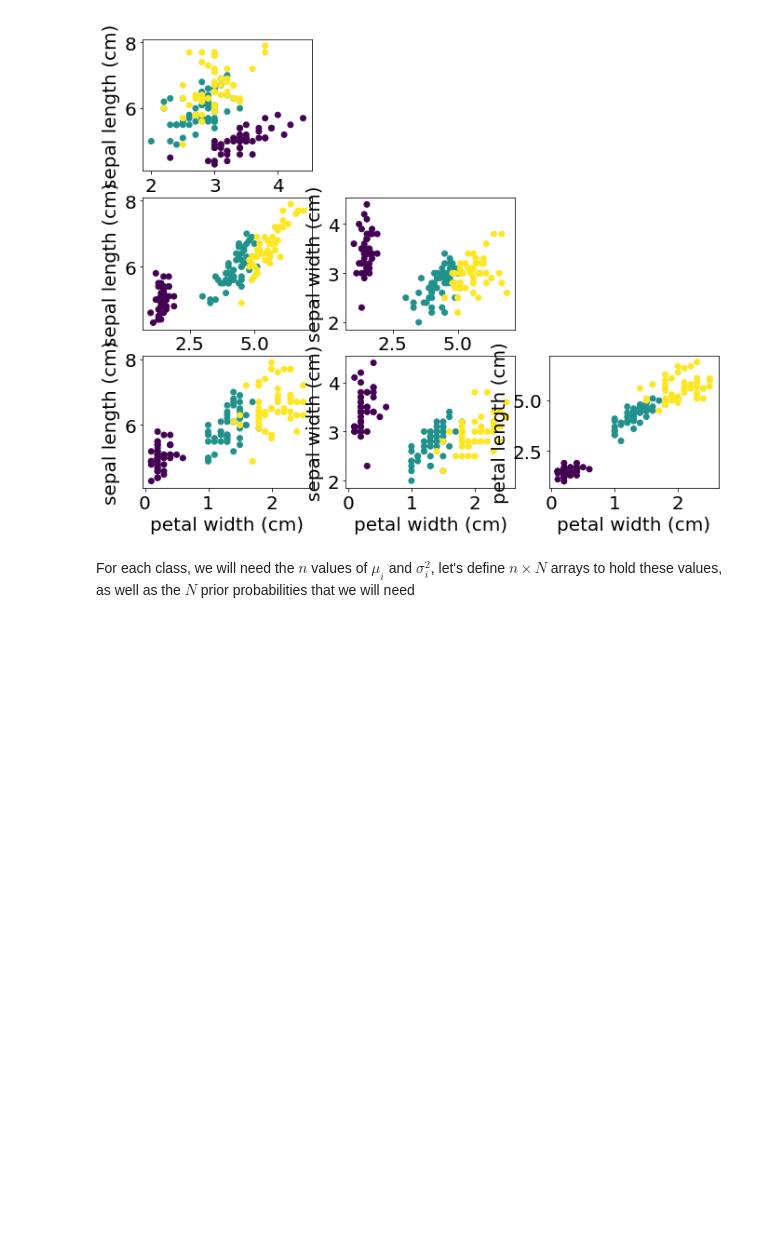
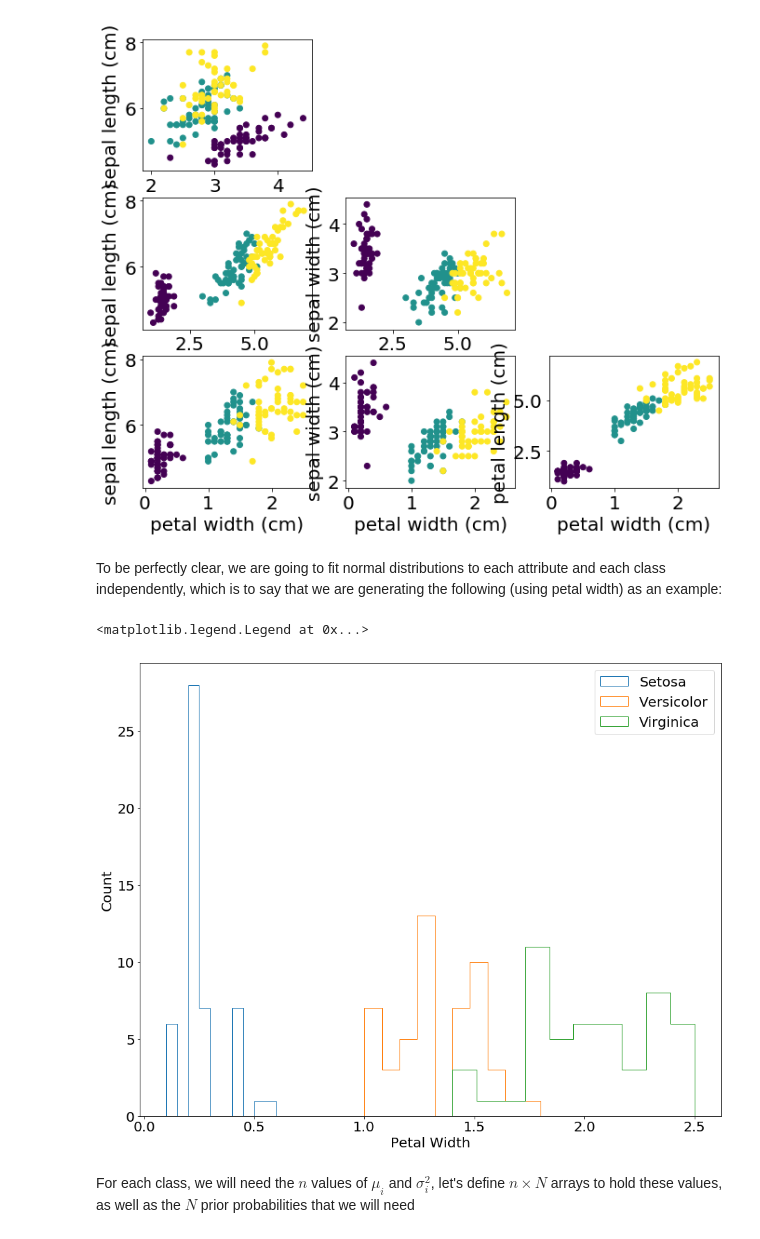
Before and after one commit to UMT-CS447-547-Fall-2018/Lecture_Notes, a Jupyter notebook: 03_naive_bayes.ipynb, the cells around one changed output. Drawn from its saved outputs; the diff is of its cells as text; code cells hidden in the pictures; blank space fills up the shorter version.

```diff
--- a/03_naive_bayes.ipynb
+++ b/03_naive_bayes.ipynb
@@ -154,6 +154,18 @@ for i in range(4):
 plt.show()
 # %% [output]
 [figure]
+# %% [markdown]
+To be perfectly clear, we are going to fit normal distributions to each attribute and each class independently, which is to say that we are generating the following (using petal width) as an example:
+# %%
+plt.hist(X[y==0.,3],label='Setosa',histtype='step')
+plt.hist(X[y==1.,3],label='Versicolor',histtype='step')
+plt.hist(X[y==2.,3],label='Virginica',histtype='step')
+plt.xlabel('Petal Width')
+plt.ylabel('Count')
+plt.legend()
+# %% [output]
+<matplotlib.legend.Legend at 0x...>
+[figure, added]
 # %%
 m = X.shape[0]  # Number of data instances=
 N = 3           # Number of classes
```
Also changed, not shown: parts of 3 cells of this notebook.
